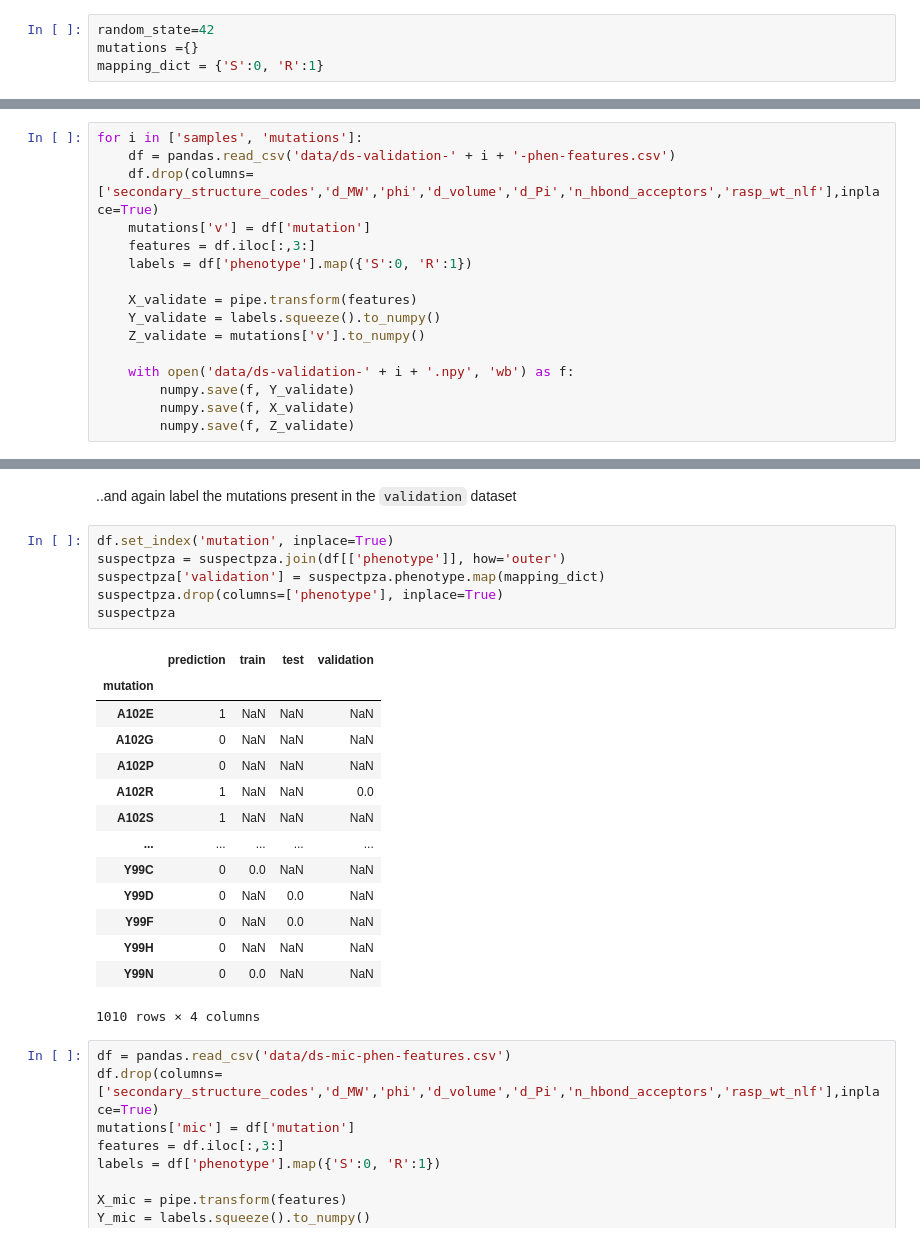
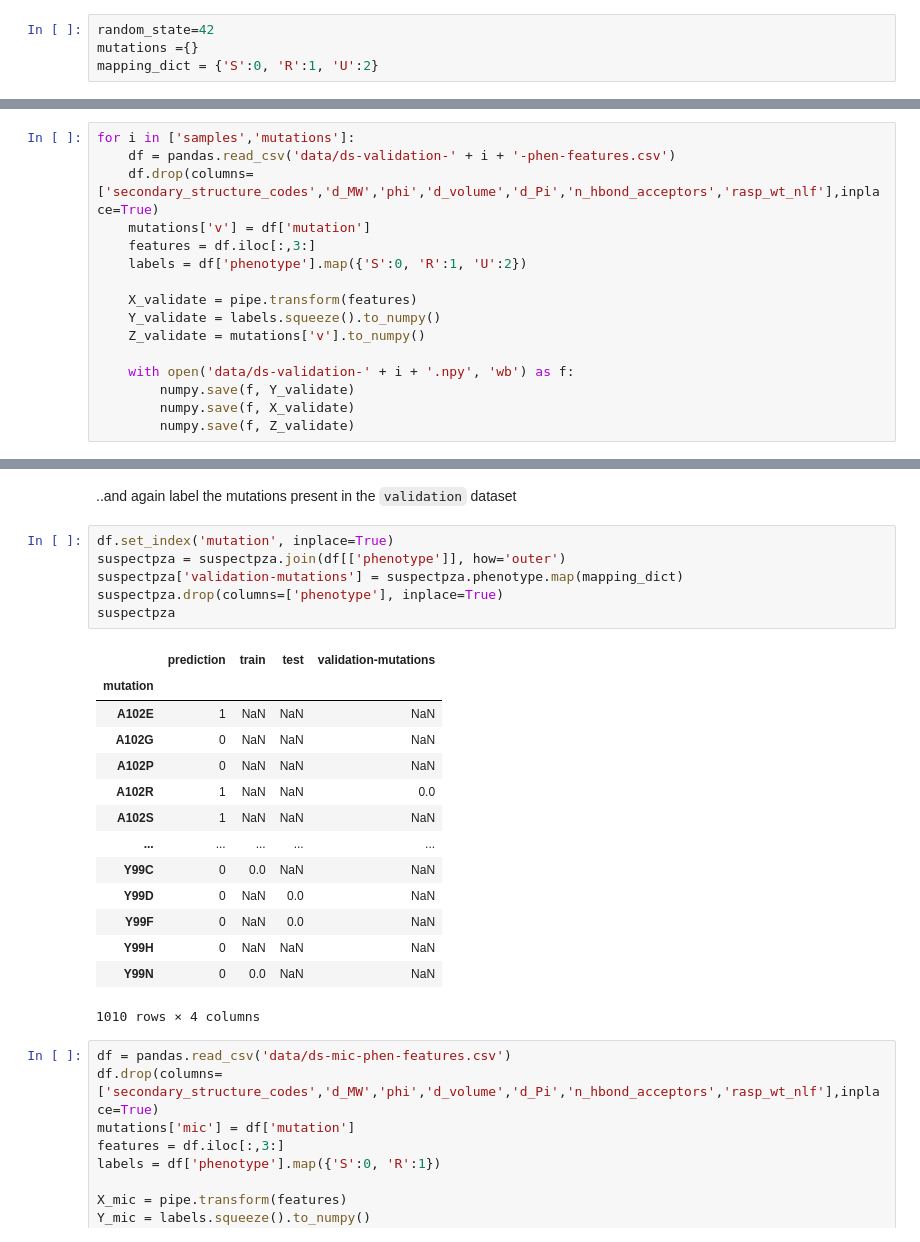
Before and after one commit to fowler-lab/predict-pyrazinamide-resistance, a Jupyter notebook: 07-split-testtrain.ipynb, the cells around one changed output, grey strips where cells are left out. Cells and saved outputs as stored; diff of their text form.

```diff
--- a/07-split-testtrain.ipynb
+++ b/07-split-testtrain.ipynb
@@ -8,7 +10,7 @@ from sklearn.base import BaseEstimator, TransformerMixin
 # %%
 random_state=42
 mutations ={}
-mapping_dict = {'S':0, 'R':1}
+mapping_dict = {'S':0, 'R':1, 'U':2}
 # %% [markdown]
 Let's read in the testtrain dataset so we can split it into training and test datasets
 # %%
@@ -144,12 +146,12 @@ suspectpza
 # %% [markdown]
 Using the (fitted) pipeline we can repeat the process for the two types of `validation` dataset, depending whether just clinical samples or aggregated mutations
 # %%
-for i in ['samples', 'mutations']:
+for i in ['samples','mutations']:
     df = pandas.read_csv('data/ds-validation-' + i + '-phen-features.csv')
     df.drop(columns=['secondary_structure_codes','d_MW','phi','d_volume','d_Pi','n_hbond_acceptors','rasp_wt_nlf'],inplace=True)
     mutations['v'] = df['mutation']
     features = df.iloc[:,3:]
-    labels = df['phenotype'].map({'S':0, 'R':1})
+    labels = df['phenotype'].map({'S':0, 'R':1, 'U':2})
 
     X_validate = pipe.transform(features)
     Y_validate = labels.squeeze().to_numpy()
@@ -173,11 +166,11 @@ df[:5]
 # %%
 df.set_index('mutation', inplace=True)
 suspectpza = suspectpza.join(df[['phenotype']], how='outer')
-suspectpza['validation'] = suspectpza.phenotype.map(mapping_dict)
+suspectpza['validation-mutations'] = suspectpza.phenotype.map(mapping_dict)
 suspectpza.drop(columns=['phenotype'], inplace=True)
 suspectpza
 # %% [output]
-|  | prediction | train | test | validation |
+|  | prediction | train | test | validation-mutations |
 | mutation |  |  |  |  |
 | A102E | 1 | NaN | NaN | NaN |
 | A102G | 0 | NaN | NaN | NaN |
```
Also changed, not shown: parts of 24 cells of this notebook, 23 other files.
